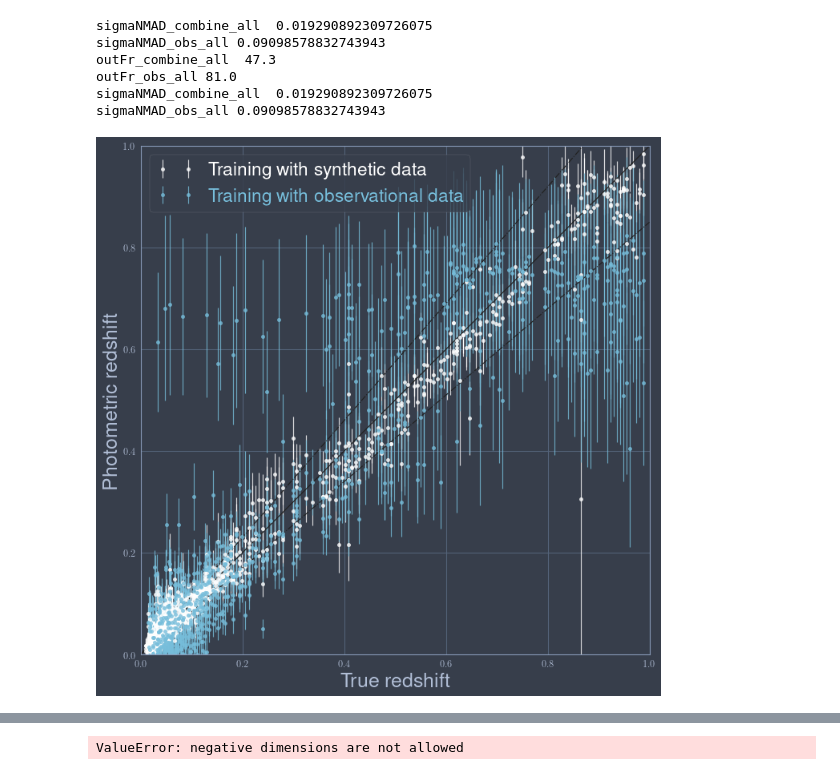
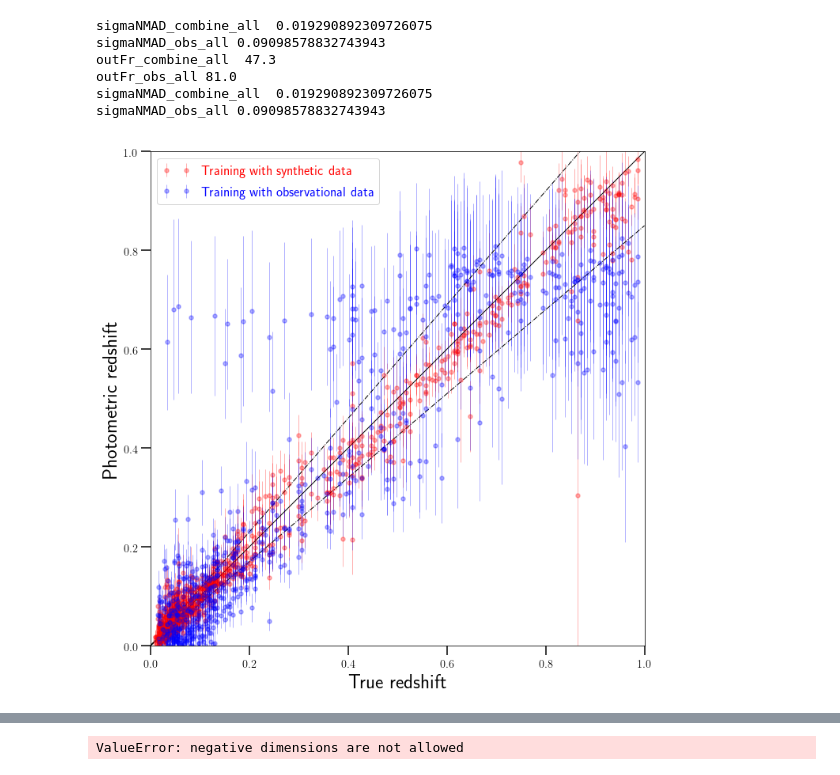
Before and after one commit to nesar/phoZ, a Jupyter notebook: Testing/mdn_test.ipynb, the cells around one changed output, grey strips where cells are left out. Saved outputs shown, nothing was run; the diff lists cells and outputs as text; code cells hidden in the pictures.

```diff
--- a/Testing/mdn_test.ipynb
+++ b/Testing/mdn_test.ipynb
@@ -839,22 +841,21 @@ sigmaNMAD_obs_all 0.09098578832743943
 ## Overall mean --- weight * mean
 ifPlotWeighted = True
 
-plt.figure(22, figsize=(10, 10))
-
 if ifPlotWeighted:
+    plt.figure(22, figsize=(10, 10))
 
 #     y_pred = np.sum(pred_means_new*pred_weights_new, axis = 1)
 #     y_pred_std_new = np.sum(pred_std_new*pred_weights_new, axis = 1)
 
     # # plt.scatter(y_test, y_pred, facecolors='k', s = 1)
-    # plt.errorbar((ymax - ymin)*(ymin + y_test), (ymax - ymin)*(ymin + y_pred), yerr= (ymax - ymin)*(
-    #   ymin + y_pred_std_new), fmt='bo', ecolor='r', ms = 2, alpha = 0.1)
-    #
 #     plt.errorbar((ymax - ymin)*(ymin + y_test), (ymax - ymin)*(ymin + y_pred), yerr= (ymax - ymin)*(
-#       ymin + y_pred_std), fmt='wo', ecolor='w', ms = 5, alpha = 0.3, label = 'Training with synthetic data')
+#       ymin + y_pred_std_new), fmt='bo', ecolor='r', ms = 2, alpha = 0.1)
 
     plt.errorbar((ymax - ymin)*(ymin + y_test), (ymax - ymin)*(ymin + y_pred), yerr= (ymax - ymin)*(
-      ymin + y_pred_std), fmt='wo', ecolor='w', ms = 5, alpha = 0.8, label = 'Training with synthetic data')
+      ymin + y_pred_std), fmt='ro', ecolor='r', ms = 5, alpha = 0.3, label = 'Training with synthetic data')
+
+#     plt.errorbar((ymax - ymin)*(ymin + y_test), (ymax - ymin)*(ymin + y_pred), yerr= (ymax - ymin)*(
+#       ymin + y_pred_std), fmt='wo', ecolor='w', ms = 5, alpha = 0.8, label = 'Training with synthetic data')
 
 
 
@@ -880,15 +881,15 @@ if ifPlotWeighted:
 #     plt.figure(22, figsize=(6,6))
 
 
-    # # plt.scatter(y_test2, y_pred, facecolors='k', s = 1)
-    # plt.errorbar((ymax2 - ymin2)*(ymin2 + y_test2), (ymax2 - ymin2)*(ymin2 + y_pred), yerr= (ymax2 - ymin2)*(
-    #   ymin2 + y_pred_std_new2), fmt='bo', ecolor='r', ms = 2, alpha = 0.1)
-    #
-#     plt.errorbar((ymax2 - ymin2)*(ymin2 + y_test2), (ymax2 - ymin2)*(ymin2 + y_pred_2), yerr= (ymax2 - ymin2)*(
-#       ymin2 + y_pred_std_2), fmt='yo', ecolor='y', ms = 5, alpha = 0.3, label = 'Training with observational data')
+    # plt.scatter(y_test2, y_pred, facecolors='k', s = 1)
+#     plt.errorbar((ymax2 - ymin2)*(ymin2 + y_test2), (ymax2 - ymin2)*(ymin2 + y_pred), yerr= (ymax2 - ymin2)*(
+#       ymin2 + y_pred_std_new2), fmt='bo', ecolor='r', ms = 2, alpha = 0.1)
 
     plt.errorbar((ymax2 - ymin2)*(ymin2 + y_test2), (ymax2 - ymin2)*(ymin2 + y_pred_2), yerr= (ymax2 - ymin2)*(
-      ymin2 + y_pred_std_2), fmt='co', ecolor='c', ms = 5, alpha = 0.8, label = 'Training with observational data')
+      ymin2 + y_pred_std_2), fmt='bo', ecolor='b', ms = 5, alpha = 0.3, label = 'Training with observational data')
+
+#     plt.errorbar((ymax2 - ymin2)*(ymin2 + y_test2), (ymax2 - ymin2)*(ymin2 + y_pred_2), yerr= (ymax2 - ymin2)*(
+#       ymin2 + y_pred_std_2), fmt='co', ecolor='c', ms = 5, alpha = 0.8, label = 'Training with observational data')
 
 
 
@@ -914,31 +915,31 @@ plt.plot([0, 1], 1.15*np.array([0, 1]), 'k-.')
 
 
 plt.ylabel(r'Photometric redshift', fontsize=25)
 plt.xlabel(r'True redshift', fontsize=25)
 plt.xlim(0.0, 1)
 plt.ylim(0.0, 1)
 
 # plt.legend(fontsize = 'large', markerscale=3., numpoints=3)
 # plt.title('weight x mean')
 plt.tight_layout()
 
 plt.axes().set_aspect('equal')
 
 # plt.xscale('log')
 # plt.yscale('log')
 
 leg = plt.legend(fontsize = 'xx-large', markerscale=1., numpoints=2)
 
 for artist, text in zip(leg.legendHandles, leg.get_texts()):
     col = artist.get_color()
     if isinstance(col, np.ndarray):
         col = col[0]
     text.set_color(col)
     text.set_alpha(1.0)
 
 
 plt.savefig('phoz_compare.pdf', bbox_inches='tight')
 
 plt.show()
 # %% [output]
-[figure, old version]
+[figure, new version]
```
Also changed, not shown: parts of 10 cells of this notebook, 13 other files.
